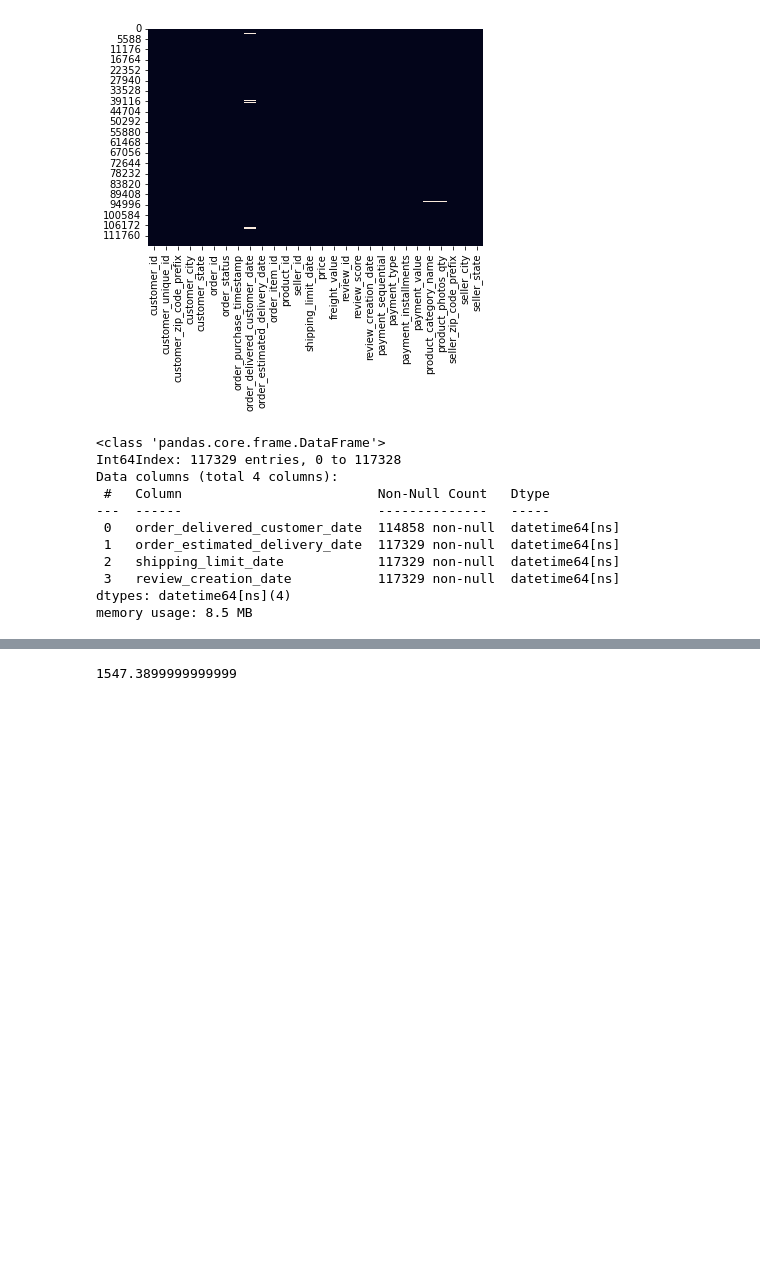
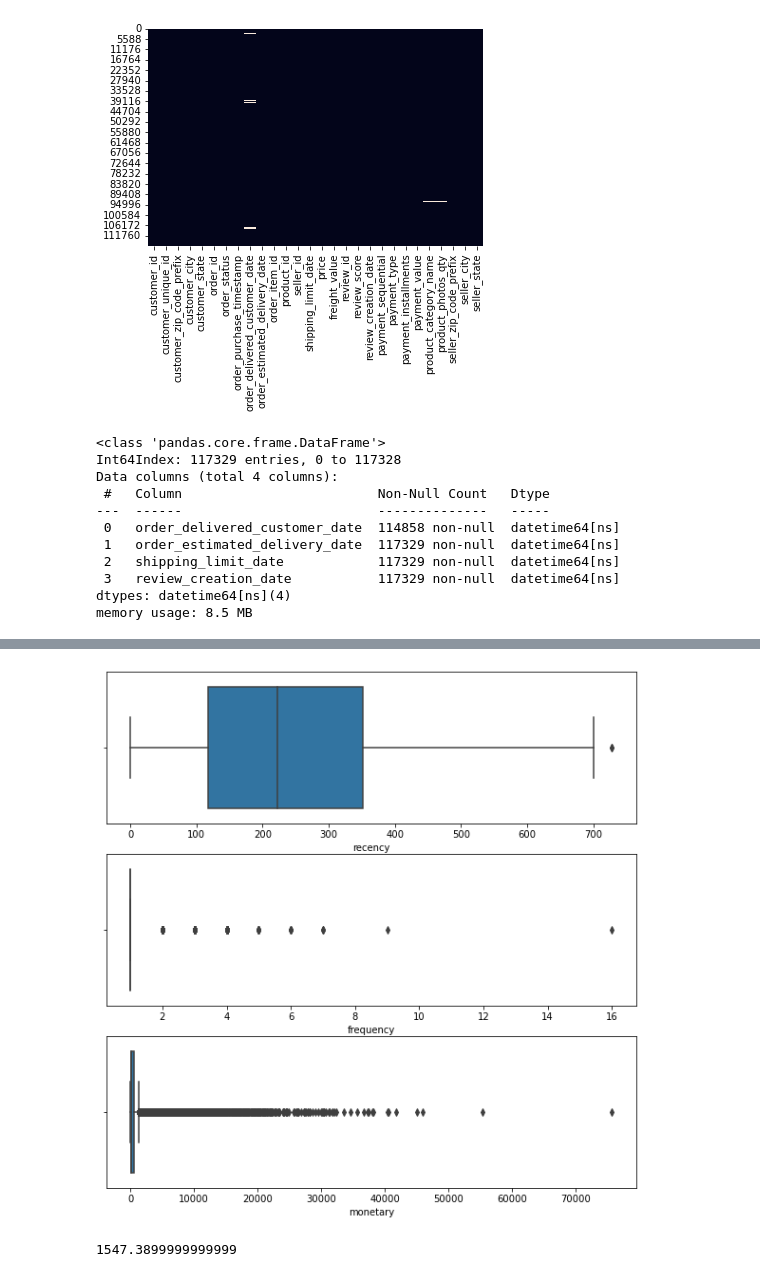
Before and after one commit to ibrahim-sayhan/clustring, a Jupyter notebook: ProjetAI2_ClusteringForLubmarine.ipynb, the cells around one changed output, grey strips where cells are left out. Cells and saved outputs as stored; diff of their text form; code cells hidden in the pictures; blank space fills up the shorter version.

```diff
--- a/ProjetAI2_ClusteringForLubmarine.ipynb
+++ b/ProjetAI2_ClusteringForLubmarine.ipynb
@@ -441,3 +434,12 @@ df_recency
+# %%
+# Outliers check in
+plt.figure(figsize=(10,10))
+plt.subplot(3, 1, 1); sns.boxplot(pd_rfm['recency'])
+plt.subplot(3, 1, 2); sns.boxplot(pd_rfm['frequency'])
+plt.subplot(3, 1, 3); sns.boxplot(pd_rfm['monetary'])
+plt.show()
+# %% [output]
+[figure, added]
 # %%
 df[df.customer_unique_id == '8d50f5eadf50201ccdcedfb9e2ac8455']['total_pay'].sum()
 # %% [output]
```
Also changed, not shown: parts of 5 cells of this notebook.
